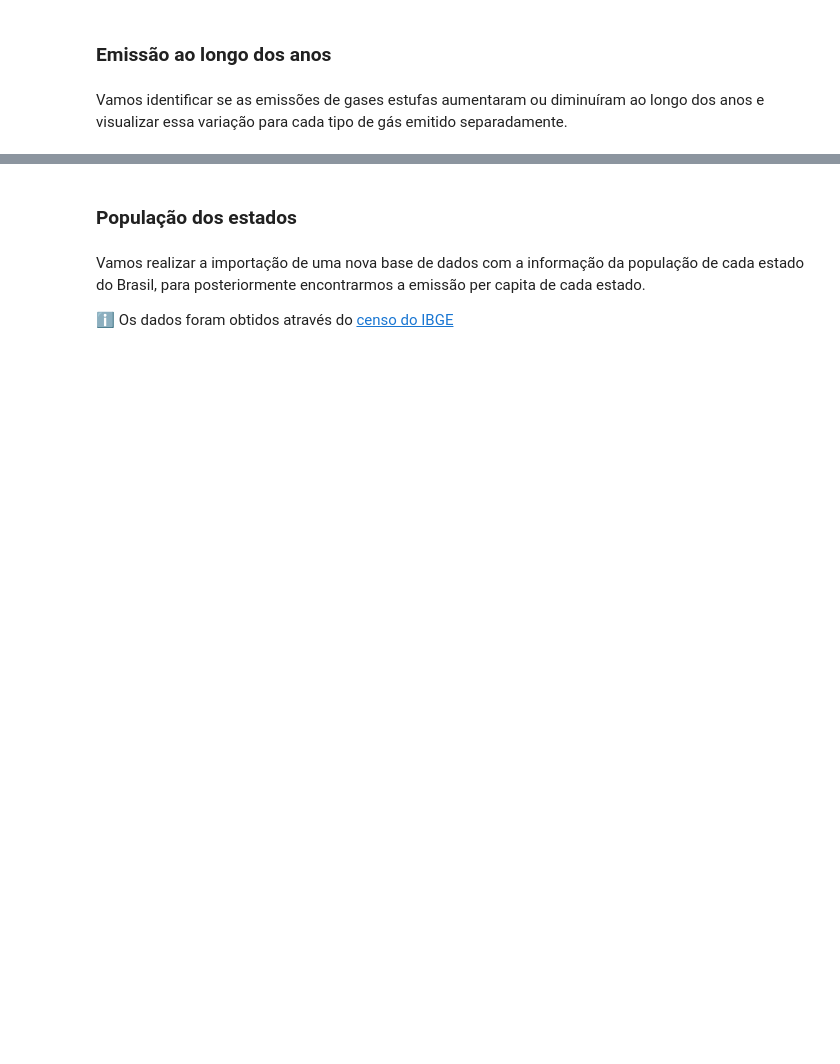
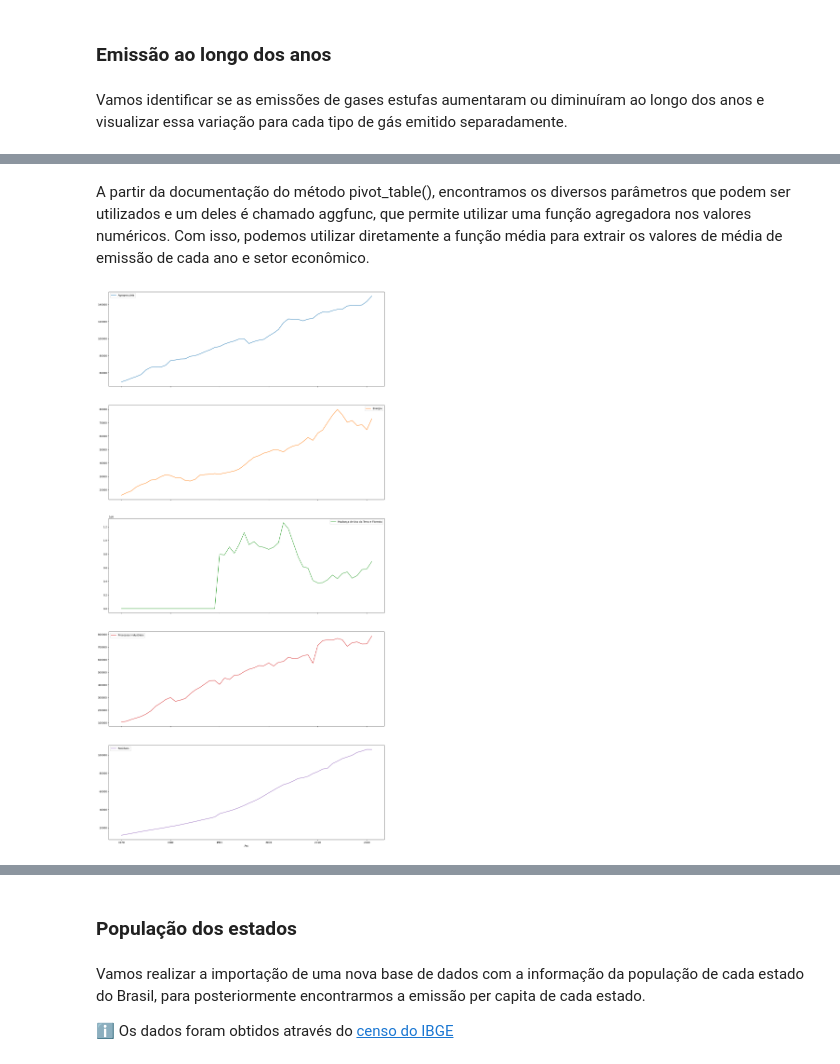
Before and after one commit to viniciusaze/python-ds, a Jupyter notebook: pandas_selecao_e_agrupamento.ipynb, the cells around one changed output, grey strips where cells are left out. Drawn from its saved outputs; the diff is of its cells as text; code cells hidden in the pictures; blank space fills up the shorter version.

```diff
--- a/pandas_selecao_e_agrupamento.ipynb
+++ b/pandas_selecao_e_agrupamento.ipynb
@@ -397,0 +650,3 @@ Vamos identificar se as emissões de gases estufas aumentaram ou diminuíram ao
+# %%
+emissao_setores = emissoes_por_ano.pivot_table(values = 'Emissão', index = 'Ano', columns = 'Nível 1 - Setor', aggfunc = 'mean')
+emissao_setores
@@ -397,0 +672,6 @@ Vamos identificar se as emissões de gases estufas aumentaram ou diminuíram ao
+# %% [markdown]
+A partir da documentação do método pivot_table(), encontramos os diversos parâmetros que podem ser utilizados e um deles é chamado aggfunc, que permite utilizar uma função agregadora nos valores numéricos. Com isso, podemos utilizar diretamente a função média para extrair os valores de média de emissão de cada ano e setor econômico.
+# %%
+emissao_setores.plot(subplots = True, figsize=(20,40));
+# %% [output]
+[figure, added]
```
Also changed, not shown: parts of 33 cells of this notebook.
